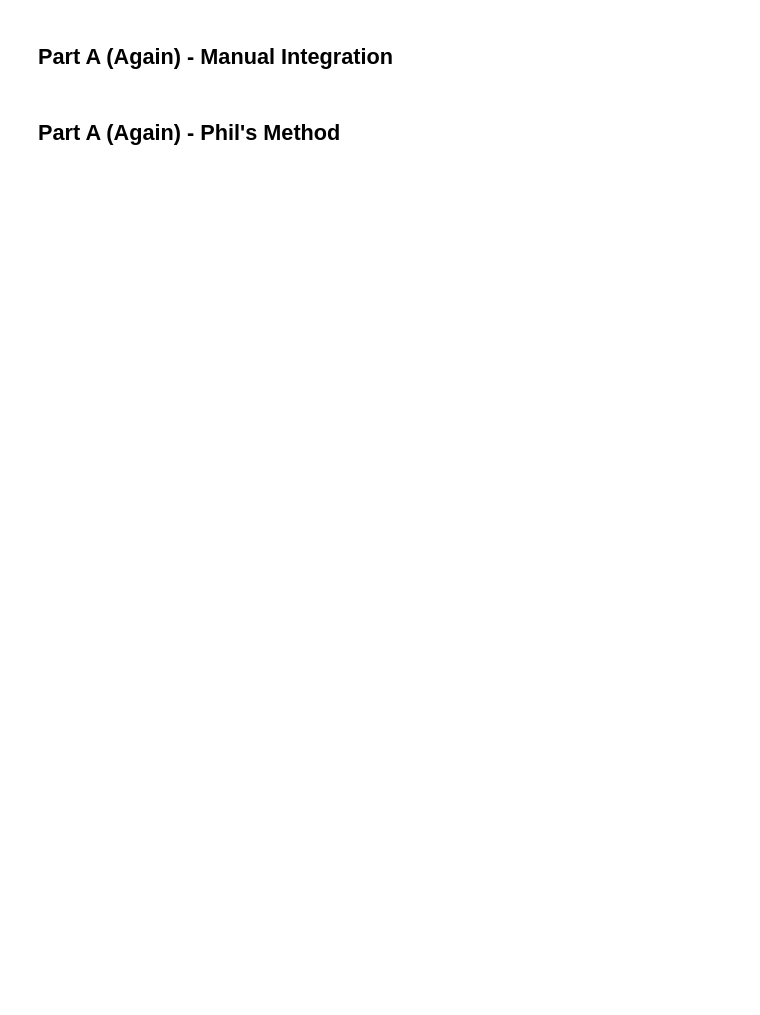
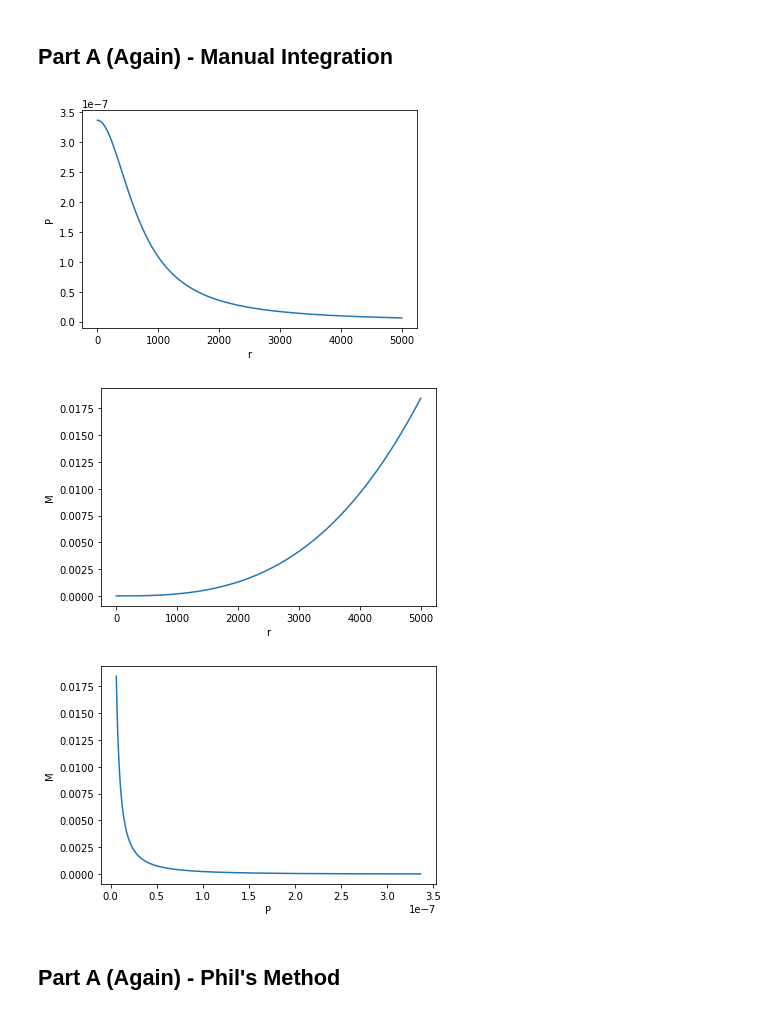
Before and after one commit to utkarsh7236/fmodes, a Jupyter notebook: Intro/CTA200 Final Project Assignment.ipynb, the cells around one changed output. Cells and saved outputs as stored; diff of their text form; code cells hidden in the pictures; blank space fills up the shorter version.

```diff
--- a/Intro/CTA200 Final Project Assignment.ipynb
+++ b/Intro/CTA200 Final Project Assignment.ipynb
@@ -315,8 +334,7 @@ plt.show()
 P_list = []
 M_list = []
 r_list = []
-dr = 1e-7
-r_i = 1e-18
+dr = 1e-2
 
 m0 = 4/3 * np.pi * r_i**3 * e_c
 
@@ -325,19 +343,24 @@ m_curr = m0
 r_curr = r_i
 i = 0
 
+max_iter = 500000
+pbar = tqdm(total=max_iter)
+
 while p_curr>0:
+    pbar.update(1)
     i+=1
-    if i>200000:
+    if i>max_iter:
         break
     # e_smooth and p_smooth must be the same length for this to work
-    e_curr = e_smooth[(np.abs(p_smooth - p_curr)).argmin()]
+#     e_curr = e_smooth[(np.abs(p_smooth - p_curr)).argmin()]
+    e_curr = f_e_smooth(p_curr)
 
-    dP = _dPdr(p_curr, m_curr, e_curr, r_curr) * dr
-    dm = _dMdr(e_curr, r_curr) * dr
+    dP = _dPdr(r_curr, p_curr, m_curr, e_curr) * dr
+    dm = _dMdr(r_curr, e_curr) * dr
 
-    p_curr = p_curr + dP
-    m_curr = m_curr + dm
-    r_curr = r_curr + dr
+    p_curr += dP
+    m_curr += dm
+    r_curr += dr
 
     P_list.append(p_curr)
     M_list.append(m_curr)
@@ -351,13 +374,24 @@ r = np.array(r_list)
 # %%
 plt.figure()
 plt.plot(r, P)
-plt.xscale("log")
-plt.yscale("log")
+plt.xlabel("r")
+plt.ylabel("P")
 
 plt.figure()
 plt.plot(r, M)
-plt.xscale("log")
-plt.yscale("log")
+plt.xlabel("r")
+plt.ylabel("M")
+
+
+plt.figure()
+plt.plot(P, M)
+plt.xlabel("P")
+plt.ylabel("M")
+plt.show()
+# %% [output]
+[figure, added]
+[figure, added]
+[figure, added]
 # %% [markdown]
 ## Part A (Again) - Phil's Method
 # %%
```
Also changed, not shown: parts of 12 cells of this notebook.
